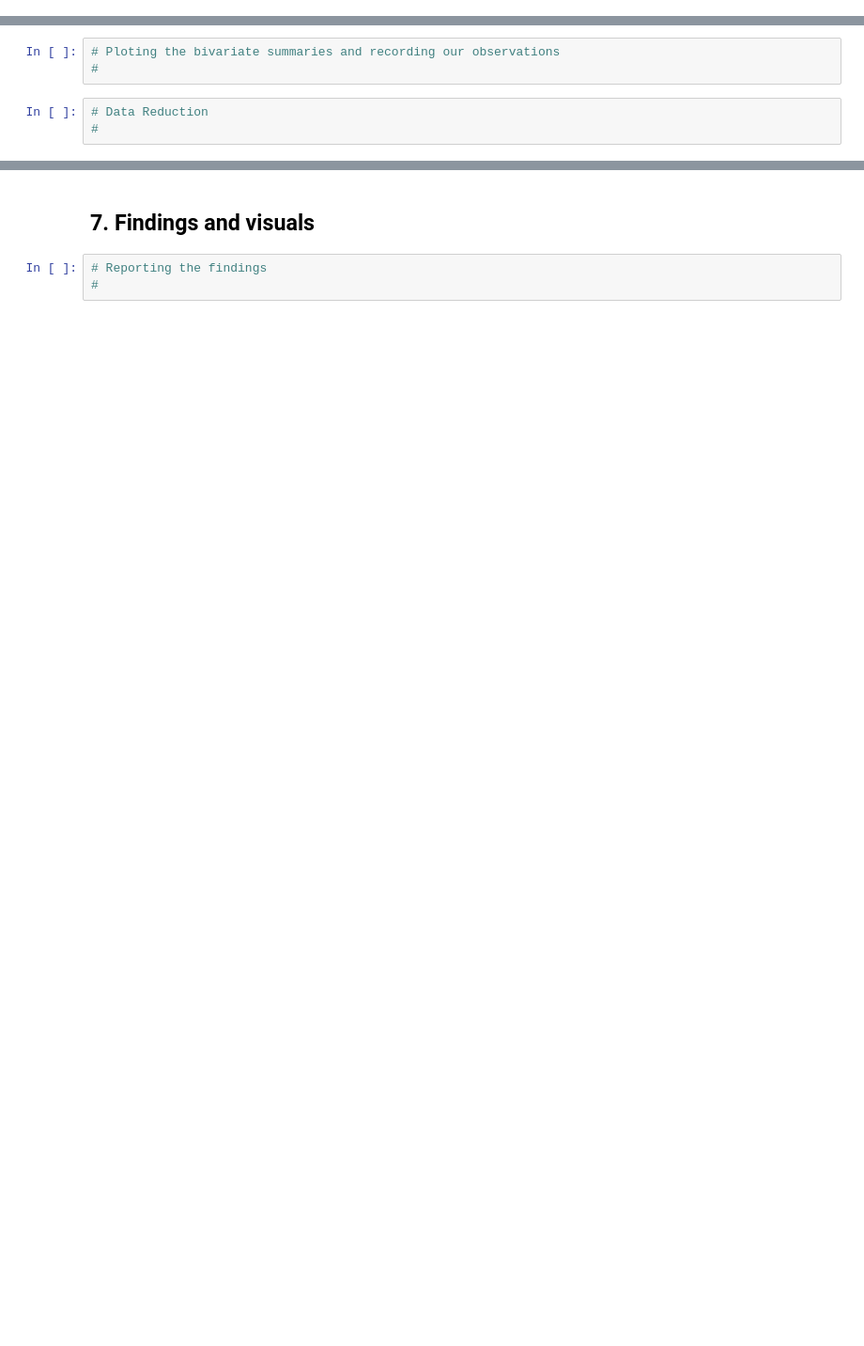
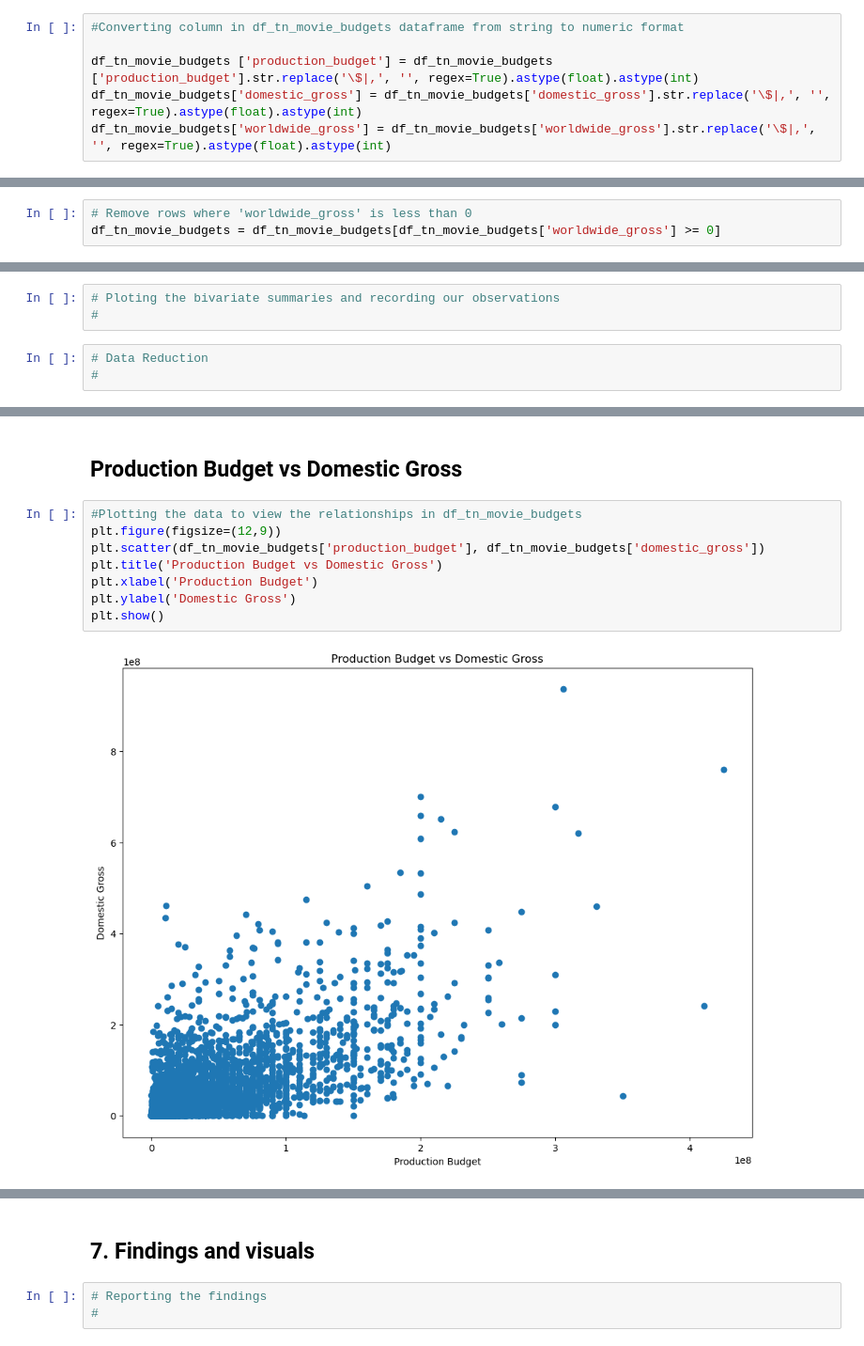
Before and after one commit to PerisWamoni/BoxOffice_Analysis, a Jupyter notebook: Box Office Analysis.ipynb, the cells around one changed output, grey strips where cells are left out. Shown: that part at 94% size. Cells and saved outputs as stored; diff of their text form; blank space fills up the shorter version.

```diff
--- a/Box Office Analysis.ipynb
+++ b/Box Office Analysis.ipynb
@@ -210,0 +378,6 @@ Making sure your data matches something outside of the dataset is very important
+# %%
+#Converting column in df_tn_movie_budgets dataframe from string to numeric format
+
+df_tn_movie_budgets ['production_budget'] = df_tn_movie_budgets ['production_budget'].str.replace('\$|,', '', regex=True).astype(float).astype(int)
+df_tn_movie_budgets['domestic_gross'] = df_tn_movie_budgets['domestic_gross'].str.replace('\$|,', '', regex=True).astype(float).astype(int)
+df_tn_movie_budgets['worldwide_gross'] = df_tn_movie_budgets['worldwide_gross'].str.replace('\$|,', '', regex=True).astype(float).astype(int)
@@ -210,0 +403,3 @@ Making sure your data matches something outside of the dataset is very important
+# %%
+# Remove rows where 'worldwide_gross' is less than 0
+df_tn_movie_budgets = df_tn_movie_budgets[df_tn_movie_budgets['worldwide_gross'] >= 0]
@@ -224,0 +464,12 @@ Making sure your data matches something outside of the dataset is very important
+# %% [markdown]
+## Production Budget vs Domestic Gross
+# %%
+#Plotting the data to view the relationships in df_tn_movie_budgets
+plt.figure(figsize=(12,9))
+plt.scatter(df_tn_movie_budgets['production_budget'], df_tn_movie_budgets['domestic_gross'])
+plt.title('Production Budget vs Domestic Gross')
+plt.xlabel('Production Budget')
+plt.ylabel('Domestic Gross')
+plt.show()
+# %% [output]
+[figure, added]
```
Also changed, not shown: parts of 42 cells of this notebook, 10 other files.
